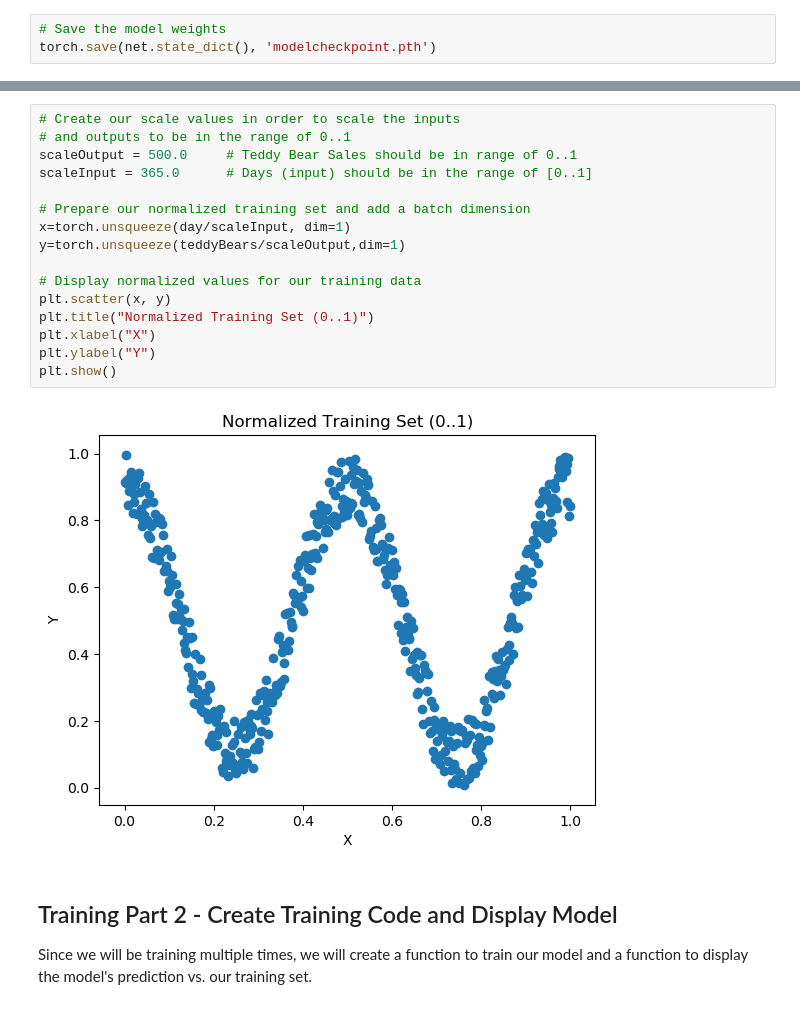
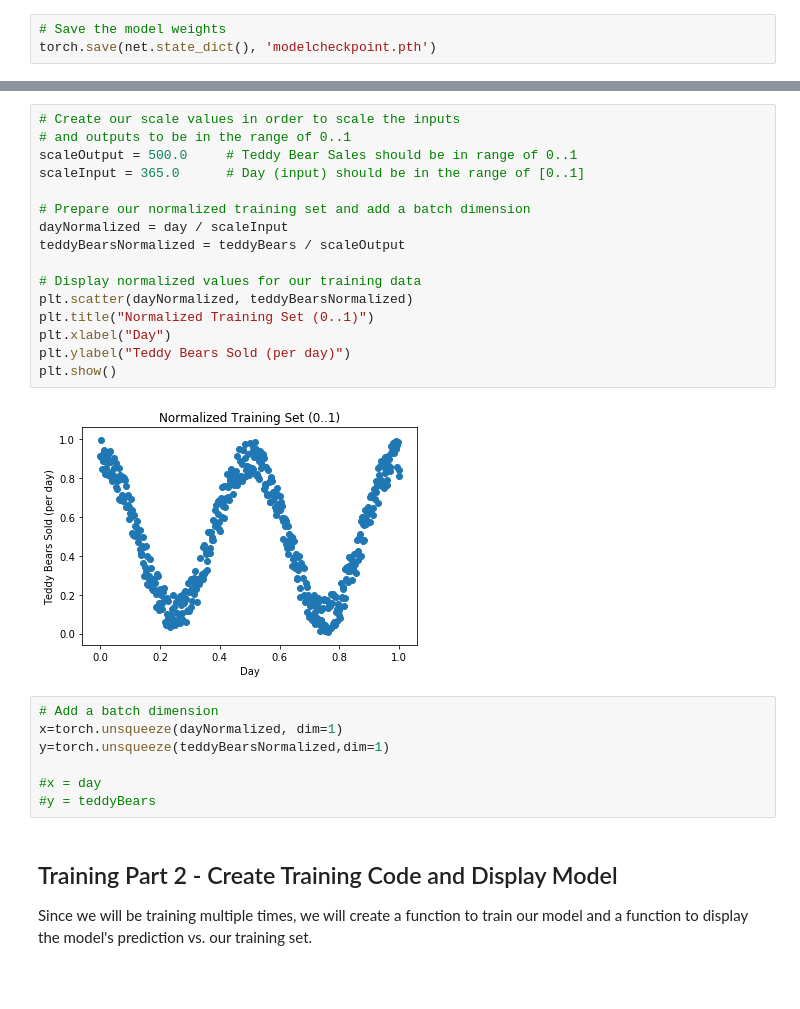
Before and after one commit to LeakyAI/PyTorch-Overview, a Jupyter notebook: Training and Inference - Solution.ipynb, the cells around one changed output, grey strips where cells are left out. Cells and saved outputs as stored; diff of their text form; blank space fills up the shorter version.

```diff
--- a/Training and Inference - Solution.ipynb
+++ b/Training and Inference - Solution.ipynb
@@ -157,21 +150,28 @@ Mean: 182.50</pre>
 # %%
 # Create our scale values in order to scale the inputs
 # and outputs to be in the range of 0..1
 scaleOutput = 500.0     # Teddy Bear Sales should be in range of 0..1
-scaleInput = 365.0      # Days (input) should be in the range of [0..1]
+scaleInput = 365.0      # Day (input) should be in the range of [0..1]
 
 # Prepare our normalized training set and add a batch dimension
-x=torch.unsqueeze(day/scaleInput, dim=1)
-y=torch.unsqueeze(teddyBears/scaleOutput,dim=1)
+dayNormalized = day / scaleInput
+teddyBearsNormalized = teddyBears / scaleOutput
 
 # Display normalized values for our training data
-plt.scatter(x, y)
+plt.scatter(dayNormalized, teddyBearsNormalized)
 plt.title("Normalized Training Set (0..1)")
-plt.xlabel("X")
-plt.ylabel("Y")
+plt.xlabel("Day")
+plt.ylabel("Teddy Bears Sold (per day)")
 plt.show()
 # %% [output]
-[figure, old version]
+[figure, new version]
+# %%
+# Add a batch dimension
+x=torch.unsqueeze(dayNormalized, dim=1)
+y=torch.unsqueeze(teddyBearsNormalized,dim=1)
+
+#x = day
+#y = teddyBears
 # %% [markdown]
 ## Training Part 2 - Create Training Code and Display Model
 Since we will be training multiple times, we will create a function to train our model and a function to display the model's prediction vs. our training set.
```
Also changed, not shown: parts of 22 cells of this notebook.
